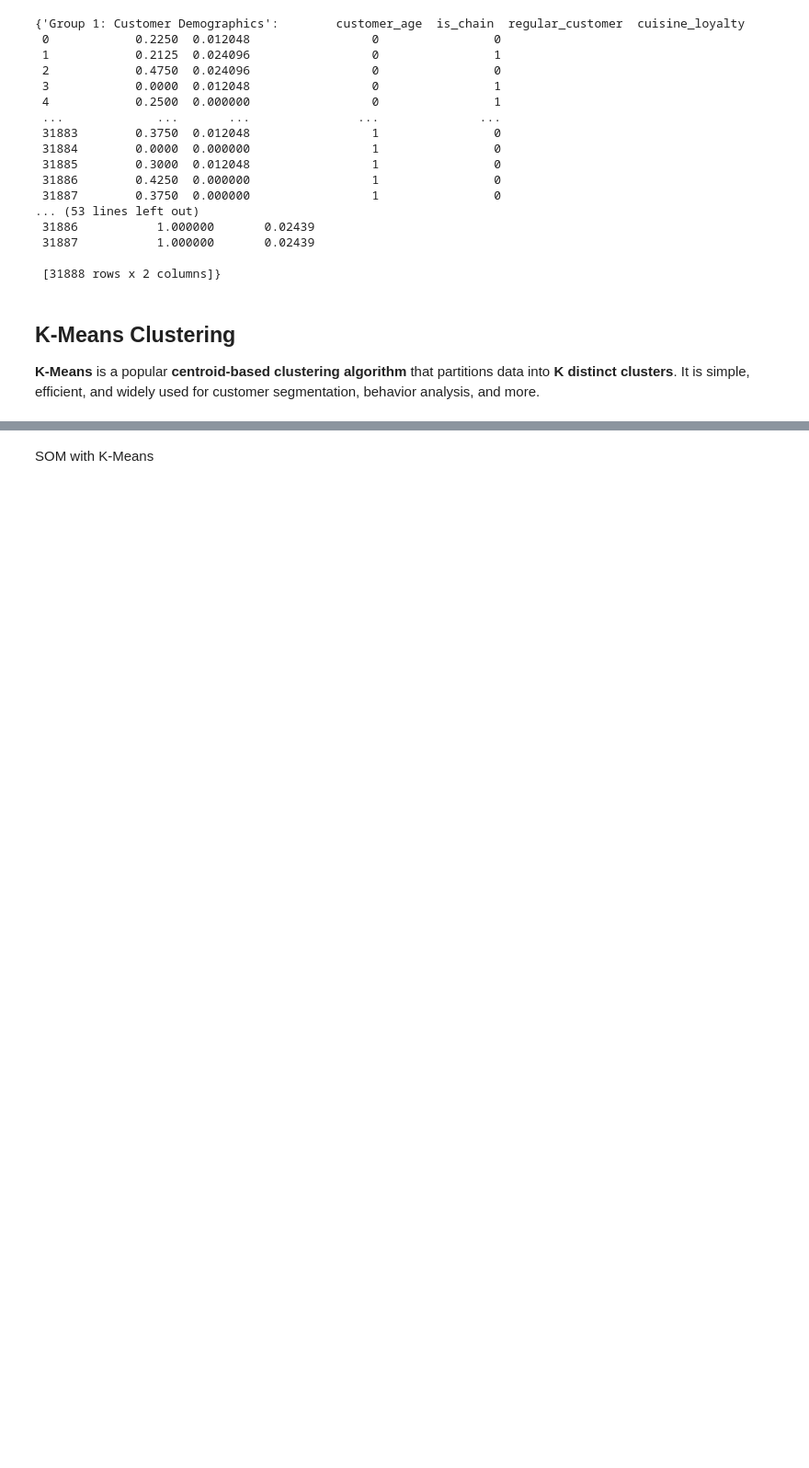
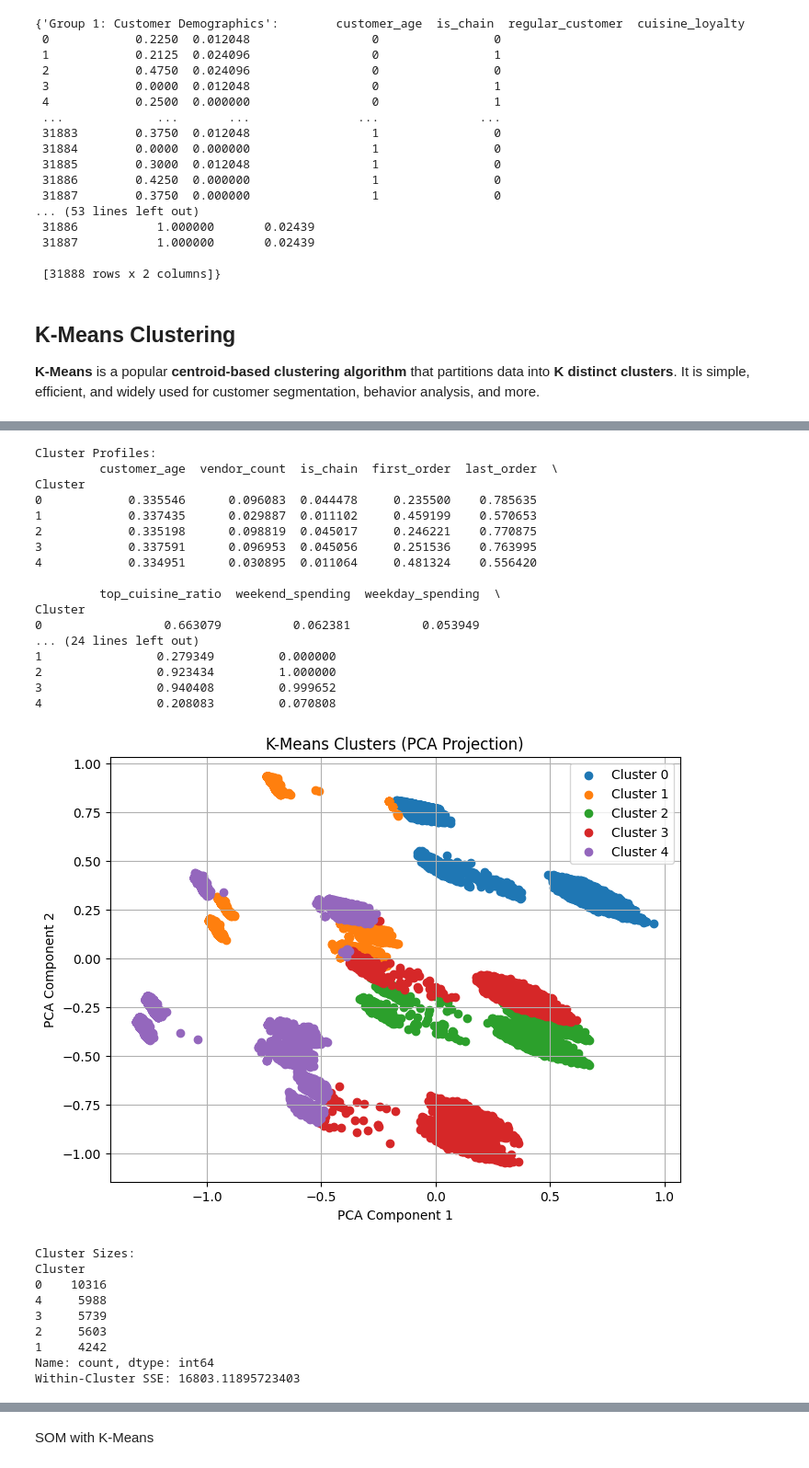
Before and after one commit to gugaaa1904/Data_Mining, a Jupyter notebook: Group 51 Clustering.ipynb, the cells around one changed output, grey strips where cells are left out. Shown at 92% size. Cells and saved outputs as stored; diff of their text form; code cells hidden in the pictures; blank space fills up the shorter version.

```diff
--- a/Group 51 Clustering.ipynb
+++ b/Group 51 Clustering.ipynb
@@ -344,0 +234,60 @@ This is the most loyal and mature customer segment, with strong ties to chain re
+# %%
+data['Cluster'] = kmeans.fit_predict(data)  # Add cluster labels to the dataset
+
+# 1. Cluster Profiling
+print("Cluster Profiles:")
+cluster_profiles = data.groupby('Cluster').mean()
+print(cluster_profiles)
+
+# 2. Visualize Clusters using PCA
+pca = PCA(n_components=2)  # Reduce dimensions to 2D for visualization
+data_pca = pca.fit_transform(data.drop('Cluster', axis=1))
+
+plt.figure(figsize=(8, 6))
+for cluster in np.unique(data['Cluster']):
+    plt.scatter(data_pca[data['Cluster'] == cluster, 0],
+                data_pca[data['Cluster'] == cluster, 1],
+                label=f"Cluster {cluster}")
+
+plt.title("K-Means Clusters (PCA Projection)")
+plt.xlabel("PCA Component 1")
+plt.ylabel("PCA Component 2")
+plt.legend()
+plt.grid()
+plt.show()
+
+# 3. Cluster Sizes
+print("Cluster Sizes:")
+print(data['Cluster'].value_counts())
+
+# 4. Within-Cluster SSE
+sse = kmeans.inertia_  # Sum of squared errors
+print(f"Within-Cluster SSE: {sse}")
+# %% [output]
+Cluster Profiles:
+         customer_age  vendor_count  is_chain  first_order  last_order  \
+Cluster
+0            0.335546      0.096083  0.044478     0.235500    0.785635
+1            0.337435      0.029887  0.011102     0.459199    0.570653
+2            0.335198      0.098819  0.045017     0.246221    0.770875
+3            0.337591      0.096953  0.045056     0.251536    0.763995
+4            0.334951      0.030895  0.011064     0.481324    0.556420
+
+         top_cuisine_ratio  weekend_spending  weekday_spending  \
+Cluster
+0                 0.663079          0.062381          0.053949
+... (24 lines left out)
+1                0.279349         0.000000
+2                0.923434         1.000000
+3                0.940408         0.999652
+4                0.208083         0.070808
+[figure, added]
+Cluster Sizes:
+Cluster
+0    10316
+4     5988
+3     5739
+2     5603
+1     4242
+Name: count, dtype: int64
+Within-Cluster SSE: 16803.11895723403
```
Also changed, not shown: parts of 16 cells of this notebook, 2 other files.
